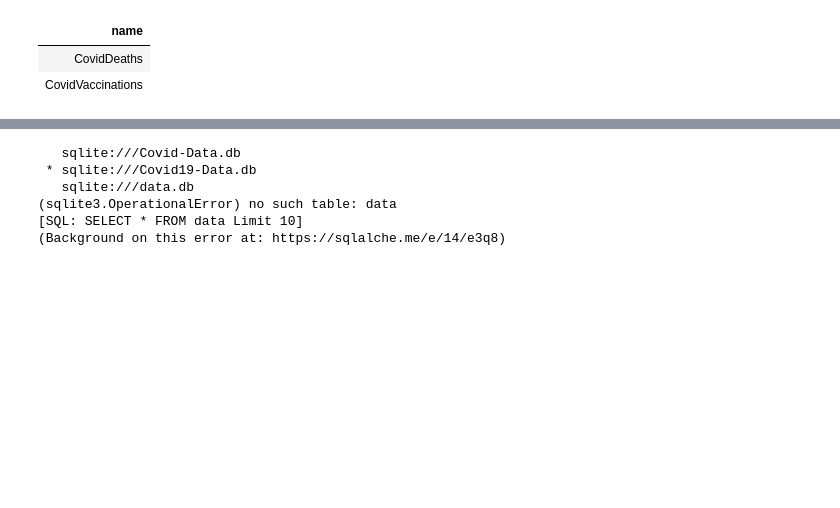
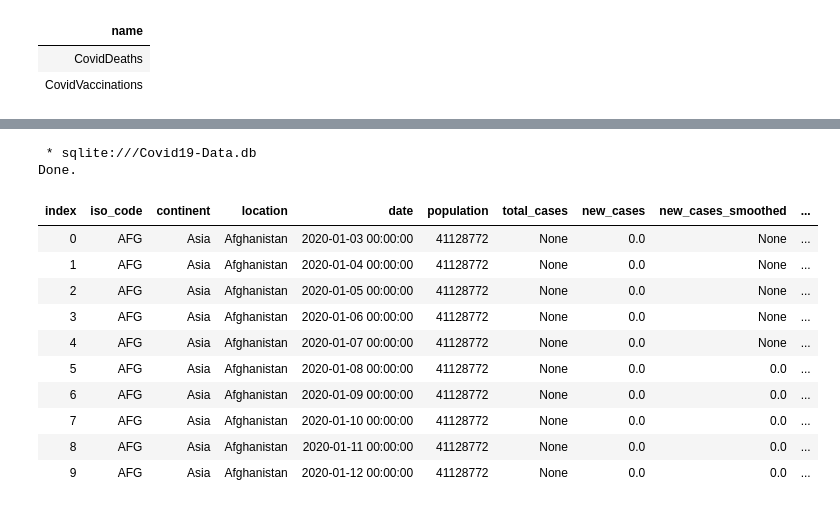
Before and after one commit to Chris-Quan/Covid19-Data-Exploration, a Jupyter notebook: 1-dataExploration.ipynb, the cells around one changed output, grey strips where cells are left out. Saved outputs shown, nothing was run; the diff lists cells and outputs as text; code cells hidden in the pictures; blank space fills up the shorter version.

```diff
--- a/1-dataExploration.ipynb
+++ b/1-dataExploration.ipynb
@@ -37,11 +46,18 @@ Done.
 # %%
 %%sql
 
-SELECT * FROM data Limit 10
+SELECT * FROM CovidVaccinations Limit 10
 # %% [output]
-   sqlite:///Covid-Data.db
  * sqlite:///Covid19-Data.db
-   sqlite:///data.db
-(sqlite3.OperationalError) no such table: data
-[SQL: SELECT * FROM data Limit 10]
-(Background on this error at: https://sqlalche.me/e/14/e3q8)
+Done.
+| index | iso_code | continent | location | date | population | total_cases | new_cases | new_cases_smoothed | ... |
+| 0 | AFG | Asia | Afghanistan | 2020-01-03 00:00:00 | 41128772 | None | 0.0 | None | ... |
+| 1 | AFG | Asia | Afghanistan | 2020-01-04 00:00:00 | 41128772 | None | 0.0 | None | ... |
+| 2 | AFG | Asia | Afghanistan | 2020-01-05 00:00:00 | 41128772 | None | 0.0 | None | ... |
+| 3 | AFG | Asia | Afghanistan | 2020-01-06 00:00:00 | 41128772 | None | 0.0 | None | ... |
+| 4 | AFG | Asia | Afghanistan | 2020-01-07 00:00:00 | 41128772 | None | 0.0 | None | ... |
+| 5 | AFG | Asia | Afghanistan | 2020-01-08 00:00:00 | 41128772 | None | 0.0 | 0.0 | ... |
+| 6 | AFG | Asia | Afghanistan | 2020-01-09 00:00:00 | 41128772 | None | 0.0 | 0.0 | ... |
+| 7 | AFG | Asia | Afghanistan | 2020-01-10 00:00:00 | 41128772 | None | 0.0 | 0.0 | ... |
+| 8 | AFG | Asia | Afghanistan | 2020-01-11 00:00:00 | 41128772 | None | 0.0 | 0.0 | ... |
+| 9 | AFG | Asia | Afghanistan | 2020-01-12 00:00:00 | 41128772 | None | 0.0 | 0.0 | ... |
```
Also changed, not shown: parts of 7 cells of this notebook.
